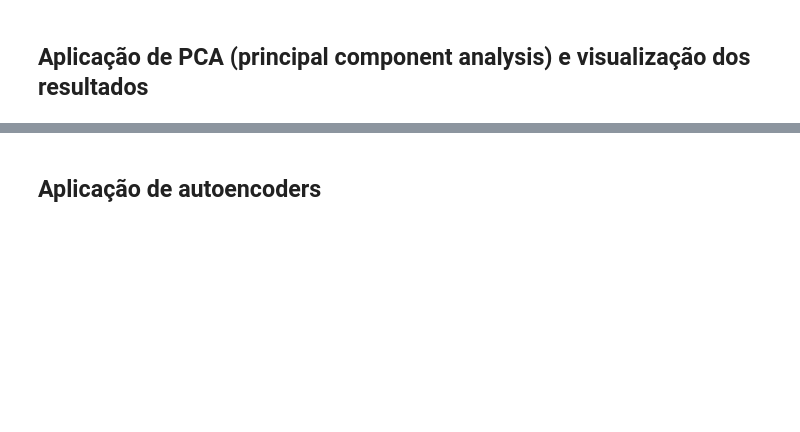
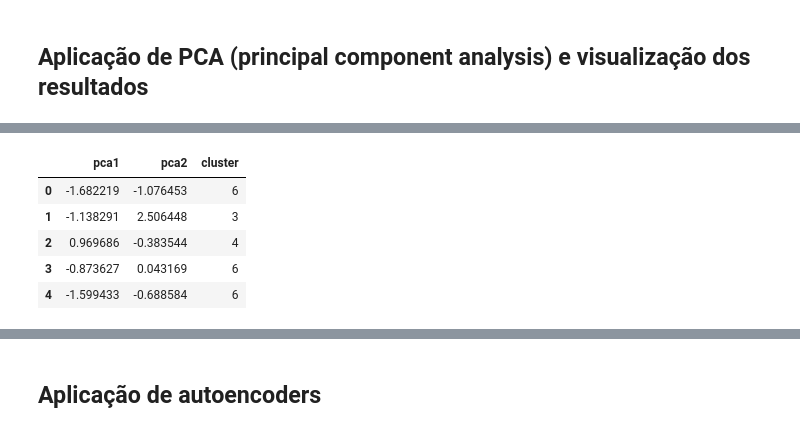
Before and after one commit to Vinicius-Luiz/ciencia_dados_para_empresas, a Jupyter notebook: MARKETING/Departamento_de_Marketing_Agrupamentos_definidos.ipynb, the cells around one changed output, grey strips where cells are left out. Drawn from its saved outputs; the diff is of its cells as text; code cells hidden in the pictures; blank space fills up the shorter version.

```diff
--- a/MARKETING/Departamento_de_Marketing_Agrupamentos_definidos.ipynb
+++ b/MARKETING/Departamento_de_Marketing_Agrupamentos_definidos.ipynb
@@ -39,7 +67,16 @@ principal_comp
 # %%
 pca_df = pd.DataFrame(data = principal_comp, columns = ['pca1','pca2']) #É difícil interpretar esses dados, pois foram realizados vários calculos para defini-los
 # %%
-pca_df = pd.concat([pca_df, pd.DataFrame{'cluster': labels})], axis=1)
+pca_df = pd.concat([pca_df,
+                    pd.DataFrame({'cluster': labels})
+                    ], axis=1)
 pca_df.head()
+# %% [output]
+|  | pca1 | pca2 | cluster |
+| 0 | -1.682219 | -1.076453 | 6 |
+| 1 | -1.138291 | 2.506448 | 3 |
+| 2 | 0.969686 | -0.383544 | 4 |
+| 3 | -0.873627 | 0.043169 | 6 |
+| 4 | -1.599433 | -0.688584 | 6 |
 # %%
 plt.figure(figsize=(10,10))
```
Also changed, not shown: parts of 7 cells of this notebook, 6 other files.
